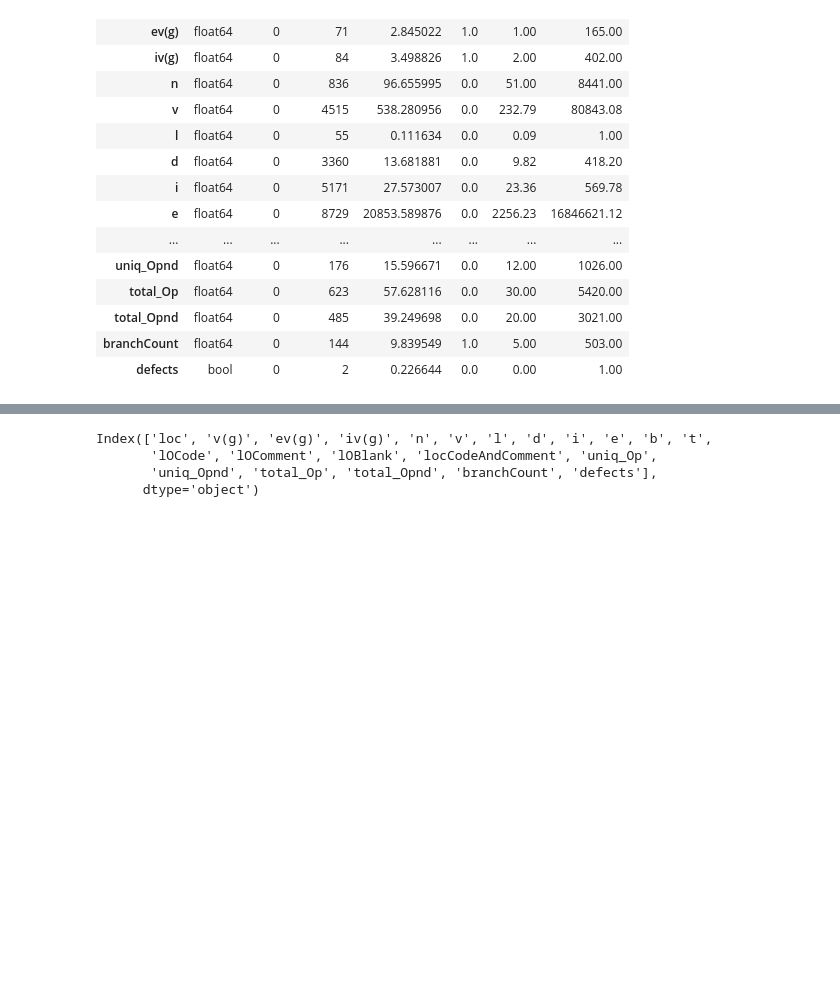
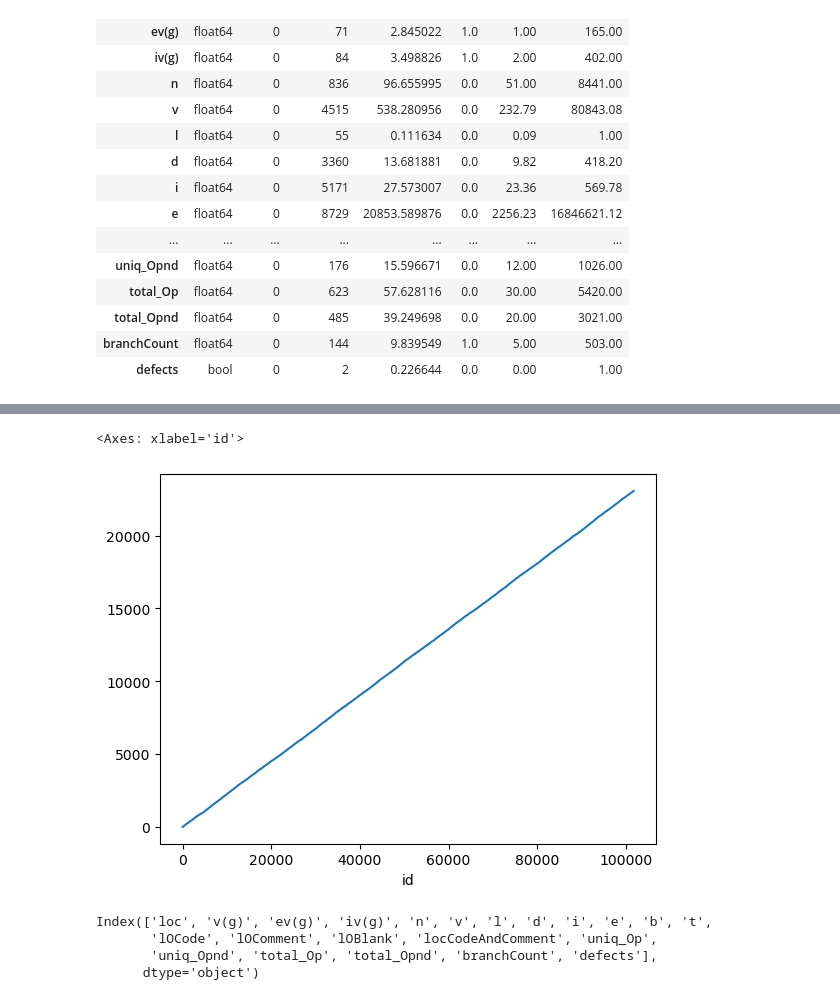
Before and after one commit to sajacaros/ml_project, a Jupyter notebook: sajacaros/1_eda.ipynb, the cells around one changed output, grey strips where cells are left out. Drawn from its saved outputs; the diff is of its cells as text; code cells hidden in the pictures; blank space fills up the shorter version.

```diff
--- a/sajacaros/1_eda.ipynb
+++ b/sajacaros/1_eda.ipynb
@@ -187,3 +187,9 @@ write_percent(ax, train_df.shape[0])
+# %%
+# defects의 분포가 고른지 확인
+train_df['defects'].cumsum().plot()
+# %% [output]
+<Axes: xlabel='id'>
+[figure, added]
 # %%
 train_df.columns
 # %% [output]
```
Also changed, not shown: parts of 2 cells of this notebook, 1 other file.
